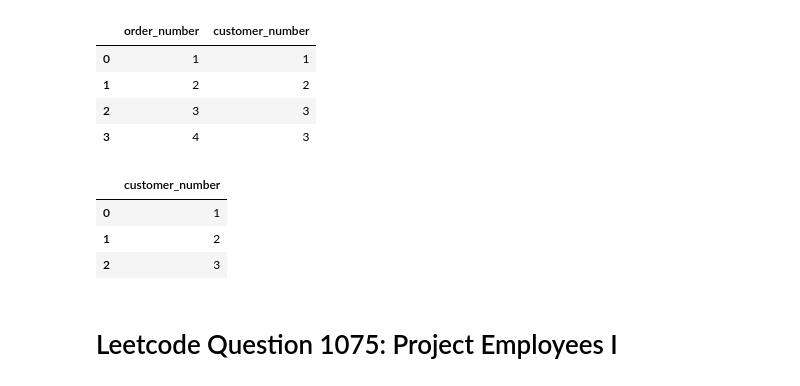
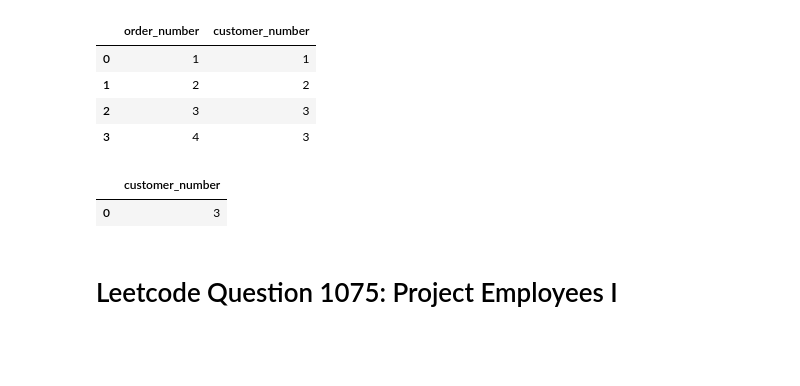
Before and after one commit to DanialArab/SQL, a Jupyter notebook: Leetcode_Database_Questions.ipynb, the cells around one changed output. Drawn from its saved outputs; the diff is of its cells as text; code cells hidden in the pictures; blank space fills up the shorter version.

```diff
--- a/Leetcode_Database_Questions.ipynb
+++ b/Leetcode_Database_Questions.ipynb
@@ -2300,16 +2300,15 @@ FROM orders
 # %%
 pd.read_sql("""
 SELECT
     customer_number
 FROM orders
 GROUP BY customer_number
-
+ORDER BY COUNT(order_number) DESC
+LIMIT 1
 """, con)
 # %% [output]
 |  | customer_number |
-| 0 | 1 |
-| 1 | 2 |
-| 2 | 3 |
+| 0 | 3 |
 # %% [markdown]
 # Leetcode Question 1075: Project Employees I
 # %%
```
Also changed, not shown: parts of 2 cells of this notebook.
